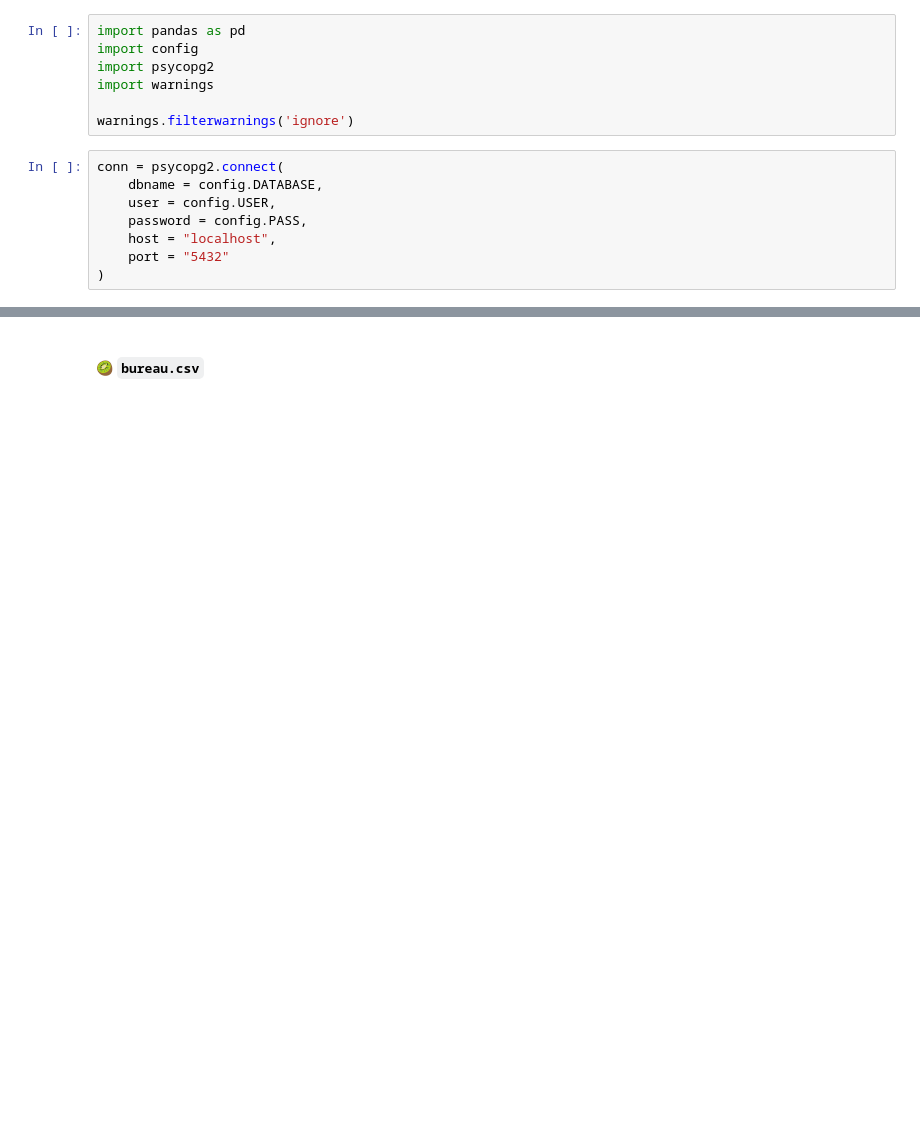
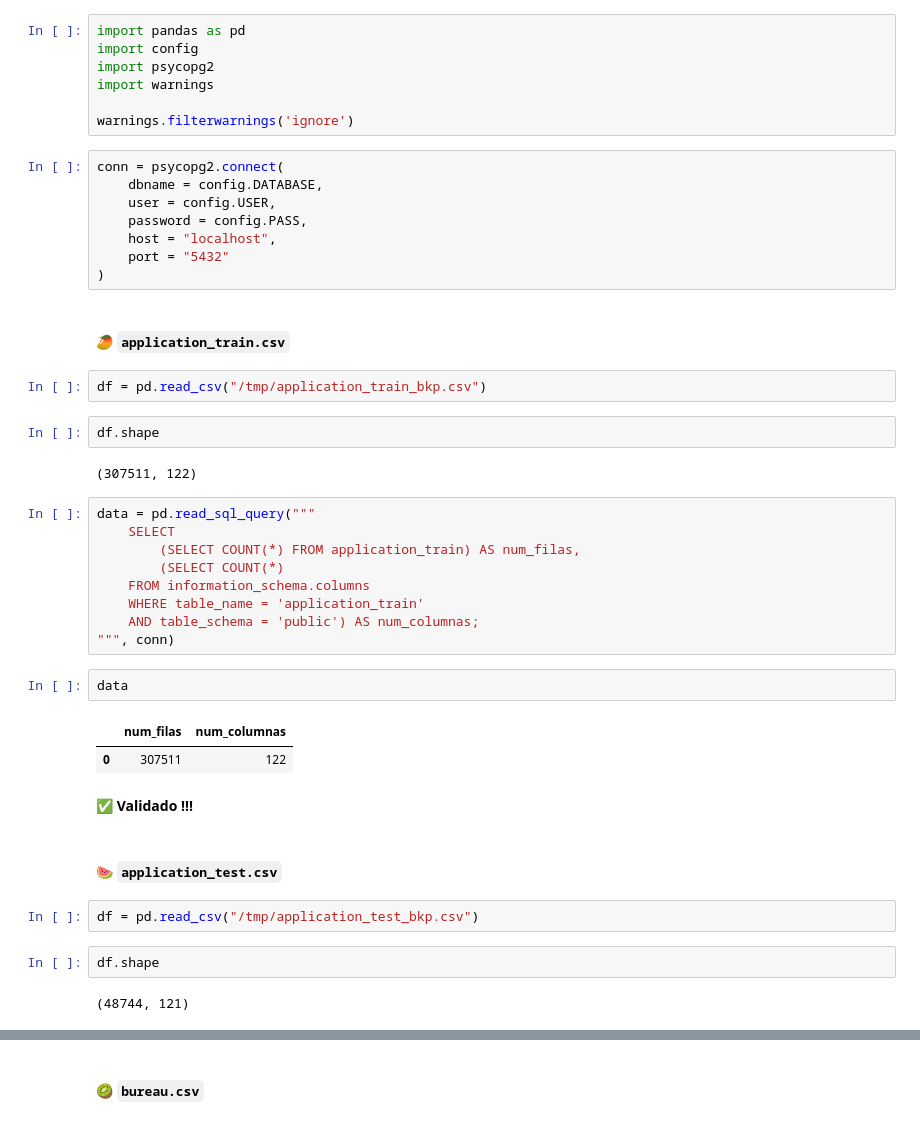
Before and after one commit to anmedinas/mds_bd, a Jupyter notebook: notebooks/03_check_upload.ipynb, the cells around one changed output, grey strips where cells are left out. Saved outputs shown, nothing was run; the diff lists cells and outputs as text; blank space fills up the shorter version.

```diff
--- a/notebooks/03_check_upload.ipynb
+++ b/notebooks/03_check_upload.ipynb
@@ -15,3 +15,35 @@ conn = psycopg2.connect(
     host = "localhost",
     port = "5432"
 )
+# %% [markdown]
+#### 🥭 **`application_train.csv`**
+# %%
+df = pd.read_csv("/tmp/application_train_bkp.csv")
+# %%
+df.shape
+# %% [output]
+(307511, 122)
+# %%
+data = pd.read_sql_query("""
+    SELECT
+        (SELECT COUNT(*) FROM application_train) AS num_filas,
+        (SELECT COUNT(*)
+    FROM information_schema.columns
+    WHERE table_name = 'application_train'
+    AND table_schema = 'public') AS num_columnas;
+""", conn)
+# %%
+data
+# %% [output]
+|  | num_filas | num_columnas |
+| 0 | 307511 | 122 |
+# %% [markdown]
+✅ **Validado !!!**
+# %% [markdown]
+#### 🍉 **`application_test.csv`**
+# %%
+df = pd.read_csv("/tmp/application_test_bkp.csv")
+# %%
+df.shape
+# %% [output]
+(48744, 121)
```
Also changed, not shown: parts of 4 cells of this notebook, 3 other files.
